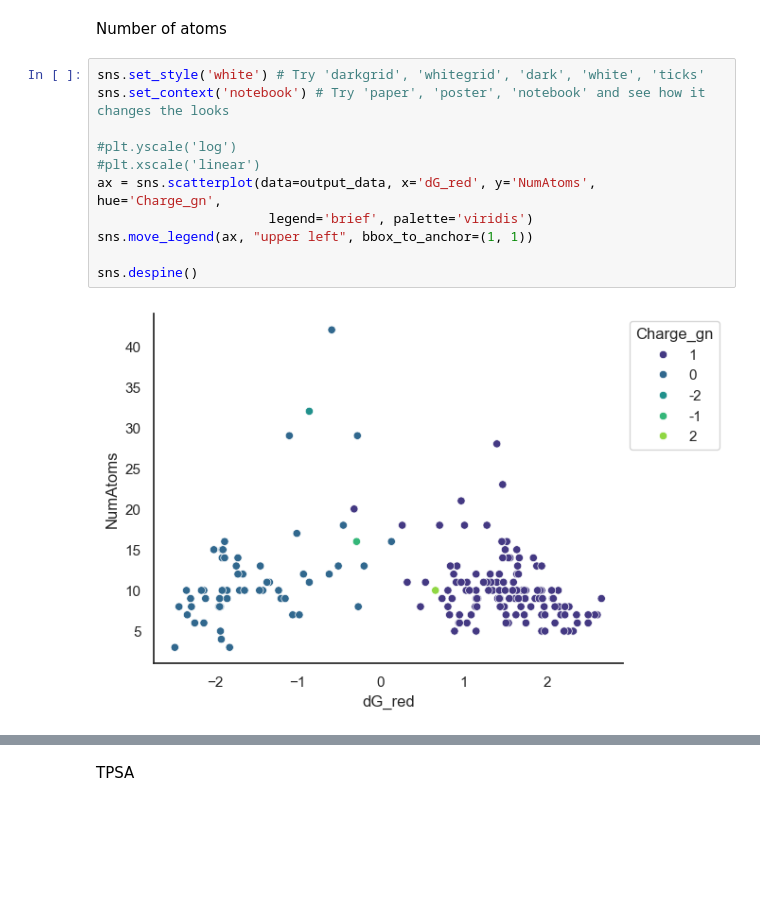
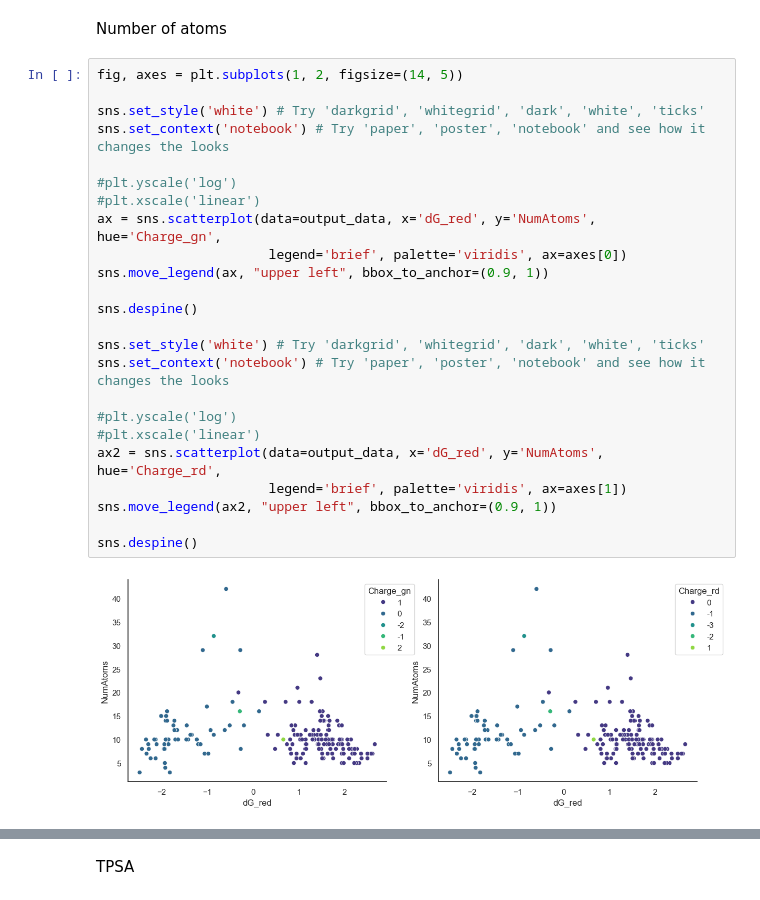
Before and after one commit to igmure/Redox_pred, a Jupyter notebook: VALUES_SMILES.ipynb, the cells around one changed output, grey strips where cells are left out. Drawn from its saved outputs; the diff is of its cells as text; blank space fills up the shorter version.

```diff
--- a/VALUES_SMILES.ipynb
+++ b/VALUES_SMILES.ipynb
@@ -237,15 +248,28 @@ sns.despine()
 # %% [markdown]
 Number of atoms
 # %%
+fig, axes = plt.subplots(1, 2, figsize=(14, 5))
+
 sns.set_style('white') # Try 'darkgrid', 'whitegrid', 'dark', 'white', 'ticks'
 sns.set_context('notebook') # Try 'paper', 'poster', 'notebook' and see how it changes the looks
 
 #plt.yscale('log')
 #plt.xscale('linear')
 ax = sns.scatterplot(data=output_data, x='dG_red', y='NumAtoms', hue='Charge_gn',
-                      legend='brief', palette='viridis')
-sns.move_legend(ax, "upper left", bbox_to_anchor=(1, 1))
+                      legend='brief', palette='viridis', ax=axes[0])
+sns.move_legend(ax, "upper left", bbox_to_anchor=(0.9, 1))
 
 sns.despine()
+
+sns.set_style('white') # Try 'darkgrid', 'whitegrid', 'dark', 'white', 'ticks'
+sns.set_context('notebook') # Try 'paper', 'poster', 'notebook' and see how it changes the looks
+
+#plt.yscale('log')
+#plt.xscale('linear')
+ax2 = sns.scatterplot(data=output_data, x='dG_red', y='NumAtoms', hue='Charge_rd',
+                      legend='brief', palette='viridis', ax=axes[1])
+sns.move_legend(ax2, "upper left", bbox_to_anchor=(0.9, 1))
+
+sns.despine()
 # %% [output]
-[figure, old version]
+[figure, new version]
```
Also changed, not shown: parts of 16 cells of this notebook.
